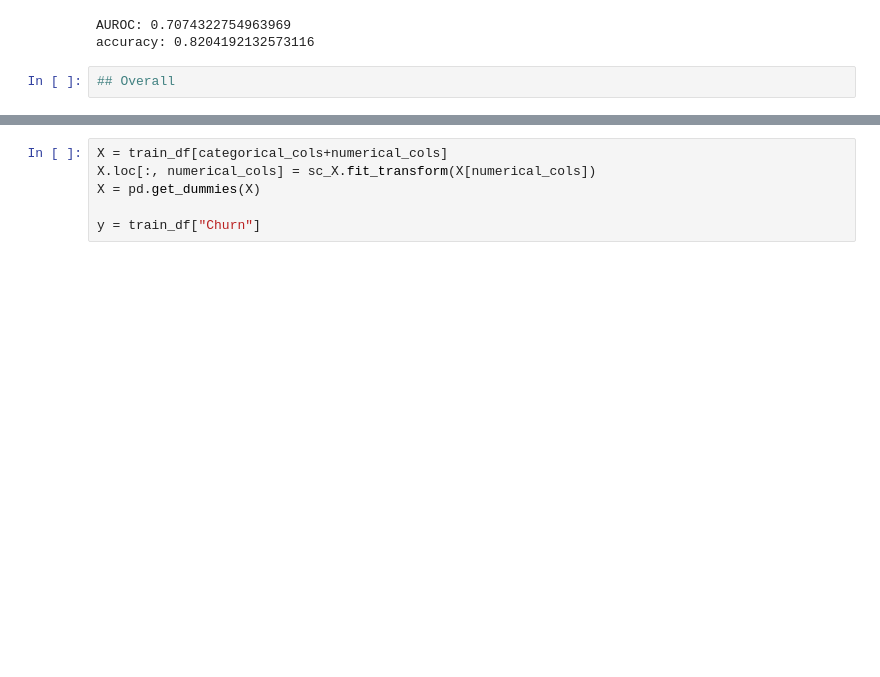
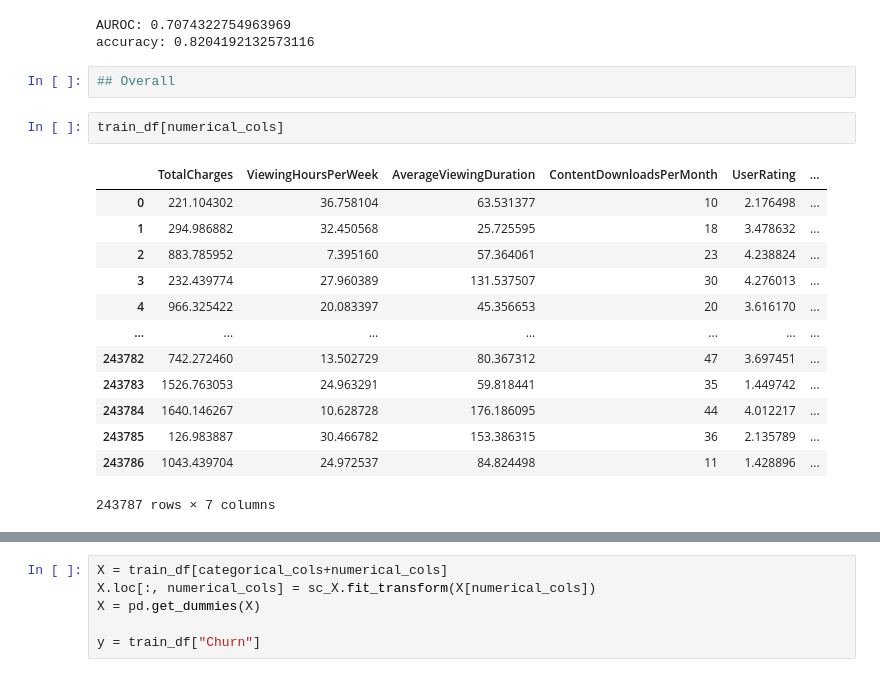
Before and after one commit to laksath/churn_prediction, a Jupyter notebook: ChurnPrediction.ipynb, the cells around one changed output, grey strips where cells are left out. Cells and saved outputs as stored; diff of their text form; blank space fills up the shorter version.

```diff
--- a/ChurnPrediction.ipynb
+++ b/ChurnPrediction.ipynb
@@ -1147,3 +1248,19 @@ AUROC: 0.7074322754963969
 accuracy: 0.8204192132573116
 # %%
 ## Overall
+# %%
+train_df[numerical_cols]
+# %% [output]
+|  | TotalCharges | ViewingHoursPerWeek | AverageViewingDuration | ContentDownloadsPerMonth | UserRating | ... |
+| 0 | 221.104302 | 36.758104 | 63.531377 | 10 | 2.176498 | ... |
+| 1 | 294.986882 | 32.450568 | 25.725595 | 18 | 3.478632 | ... |
+| 2 | 883.785952 | 7.395160 | 57.364061 | 23 | 4.238824 | ... |
+| 3 | 232.439774 | 27.960389 | 131.537507 | 30 | 4.276013 | ... |
+| 4 | 966.325422 | 20.083397 | 45.356653 | 20 | 3.616170 | ... |
+| ... | ... | ... | ... | ... | ... | ... |
+| 243782 | 742.272460 | 13.502729 | 80.367312 | 47 | 3.697451 | ... |
+| 243783 | 1526.763053 | 24.963291 | 59.818441 | 35 | 1.449742 | ... |
+| 243784 | 1640.146267 | 10.628728 | 176.186095 | 44 | 4.012217 | ... |
+| 243785 | 126.983887 | 30.466782 | 153.386315 | 36 | 2.135789 | ... |
+| 243786 | 1043.439704 | 24.972537 | 84.824498 | 11 | 1.428896 | ... |
+243787 rows × 7 columns
```
Also changed, not shown: parts of 49 cells of this notebook.
